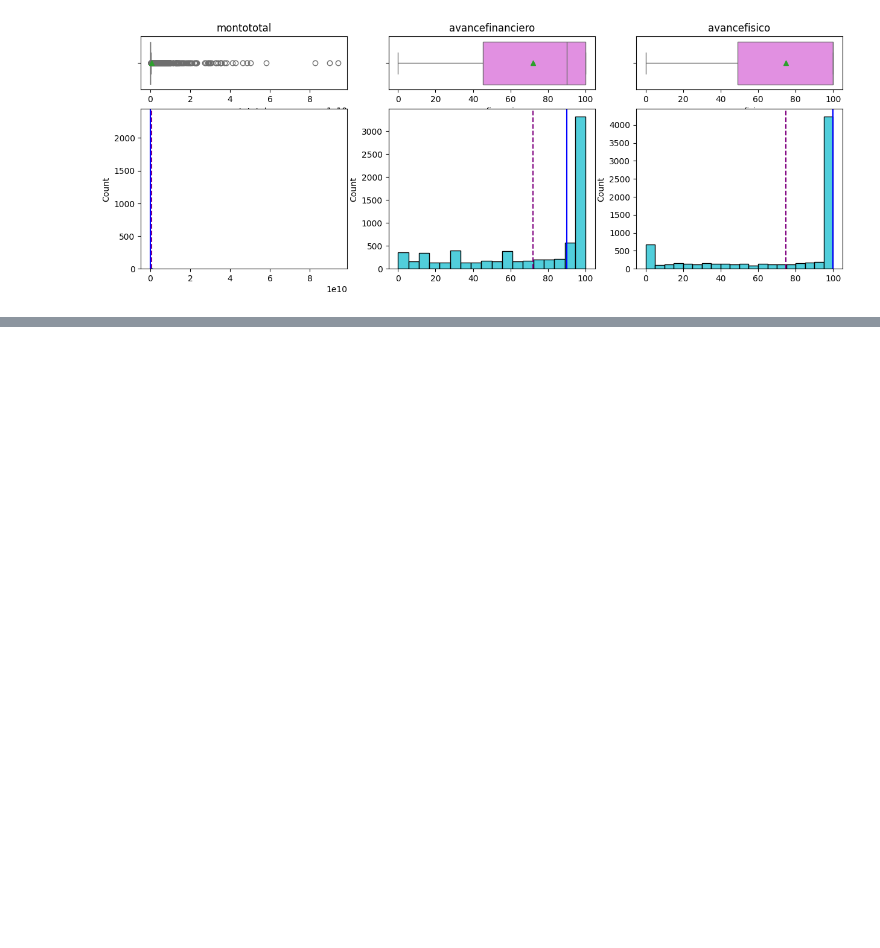
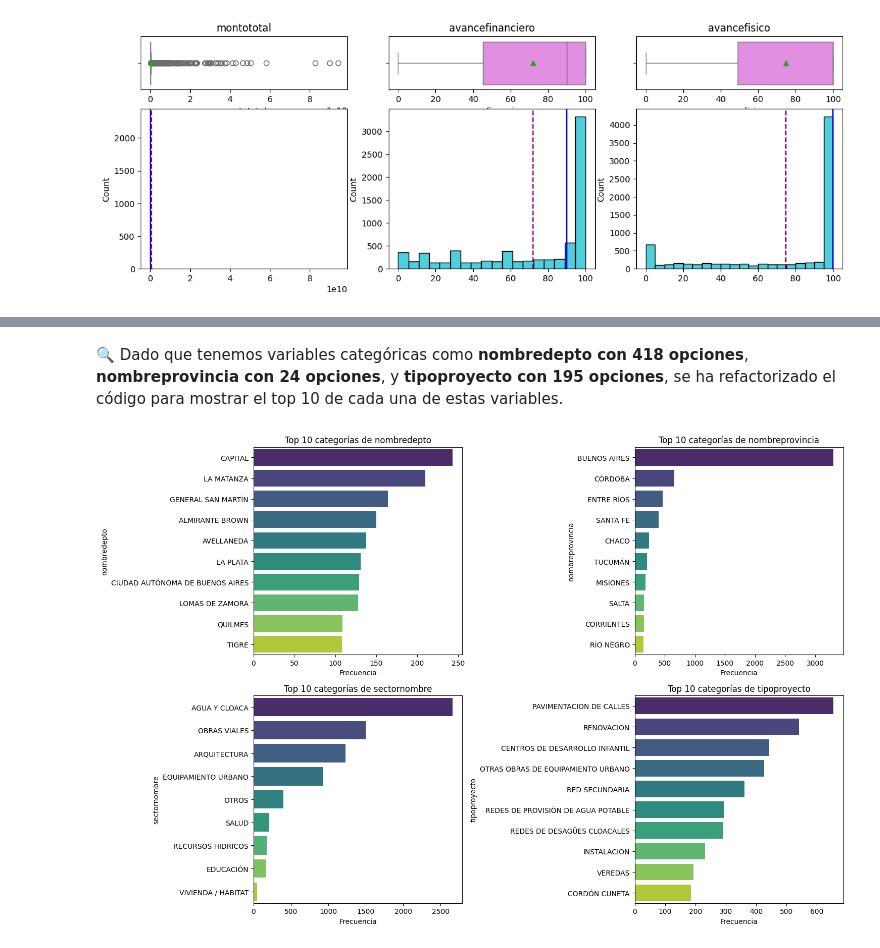
Before and after one commit to ingcarlosleon/data-Mapainversiones, a Jupyter notebook: scripts/exploratory-data-analysis/Avance1_EDA.ipynb, the cells around one changed output, grey strips where cells are left out. Cells and saved outputs as stored; diff of their text form; code cells hidden in the pictures; blank space fills up the shorter version.

```diff
--- a/scripts/exploratory-data-analysis/Avance1_EDA.ipynb
+++ b/scripts/exploratory-data-analysis/Avance1_EDA.ipynb
@@ -415,0 +435,31 @@ Contiene información de las Obras de la República Argentina
+# %% [markdown]
+🔍 Dado que tenemos variables categóricas como **nombredepto con 418 opciones**, **nombreprovincia con 24 opciones**, y **tipoproyecto con 195 opciones**, se ha refactorizado el código para mostrar el top 10 de cada una de estas variables.
+# %%
+import seaborn as sns
+import matplotlib.pyplot as plt
+import pandas as pd
+
+# Seleccionar las columnas categóricas de interés
+Columnas_Categoricas = ['nombredepto', 'nombreprovincia', 'sectornombre', 'tipoproyecto']
+
+# Configurar subplots para mostrar las distribuciones
+fig, axes = plt.subplots(2, 2, figsize=(15, 10))
+
+# Función para graficar el top n de categorías
+def plot_top_n_categories(column, n=10, ax=None):
+    top_n = df_spatial_data_works[column].value_counts().nlargest(n)
+    sns.barplot(x=top_n.values, y=top_n.index, ax=ax, palette='viridis')
+    ax.set_title(f'Top {n} categorías de {column}')
+    ax.set_xlabel('Frecuencia')
+    ax.set_ylabel(column)
+
+# Graficar el top de categorías para cada columna categórica
+plot_top_n_categories('nombredepto', n=10, ax=axes[0, 0])
+plot_top_n_categories('nombreprovincia', n=10, ax=axes[0, 1])
+plot_top_n_categories('sectornombre', n=10, ax=axes[1, 0])
+plot_top_n_categories('tipoproyecto', n=10, ax=axes[1, 1])
+
+plt.tight_layout()
+plt.show()
+# %% [output]
+[figure, added]
```
Also changed, not shown: parts of 94 cells of this notebook.
